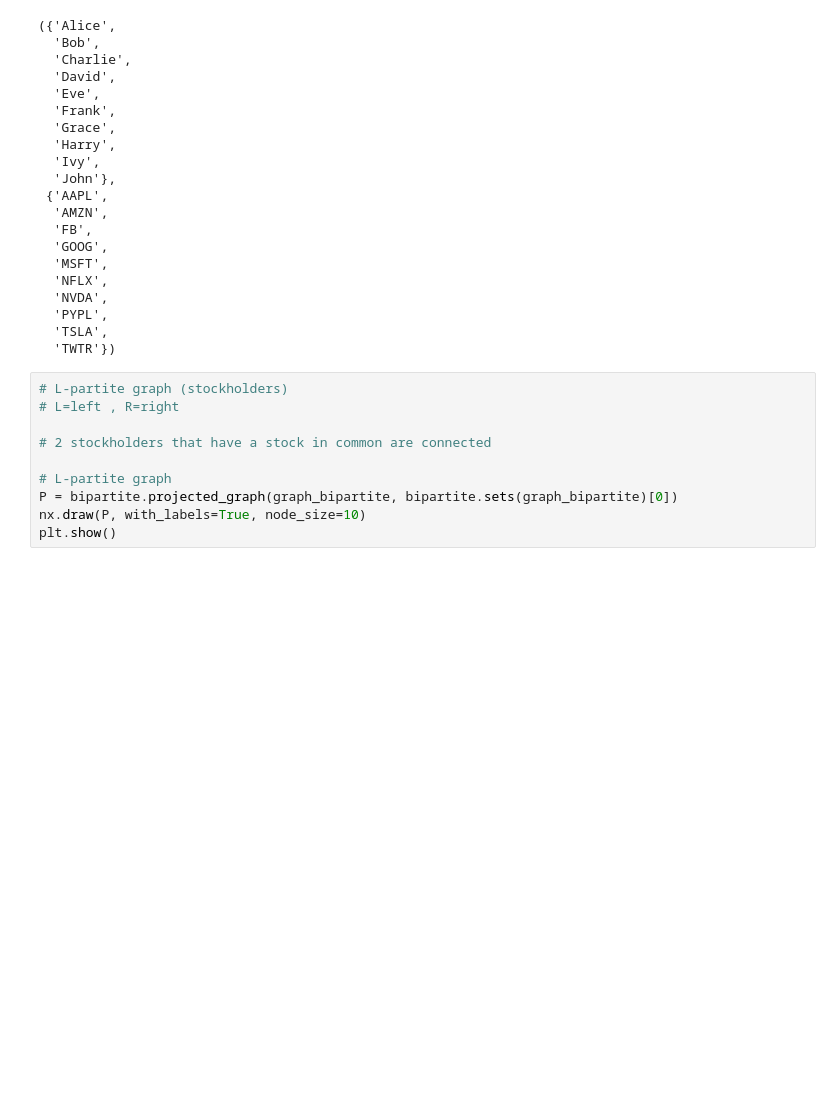
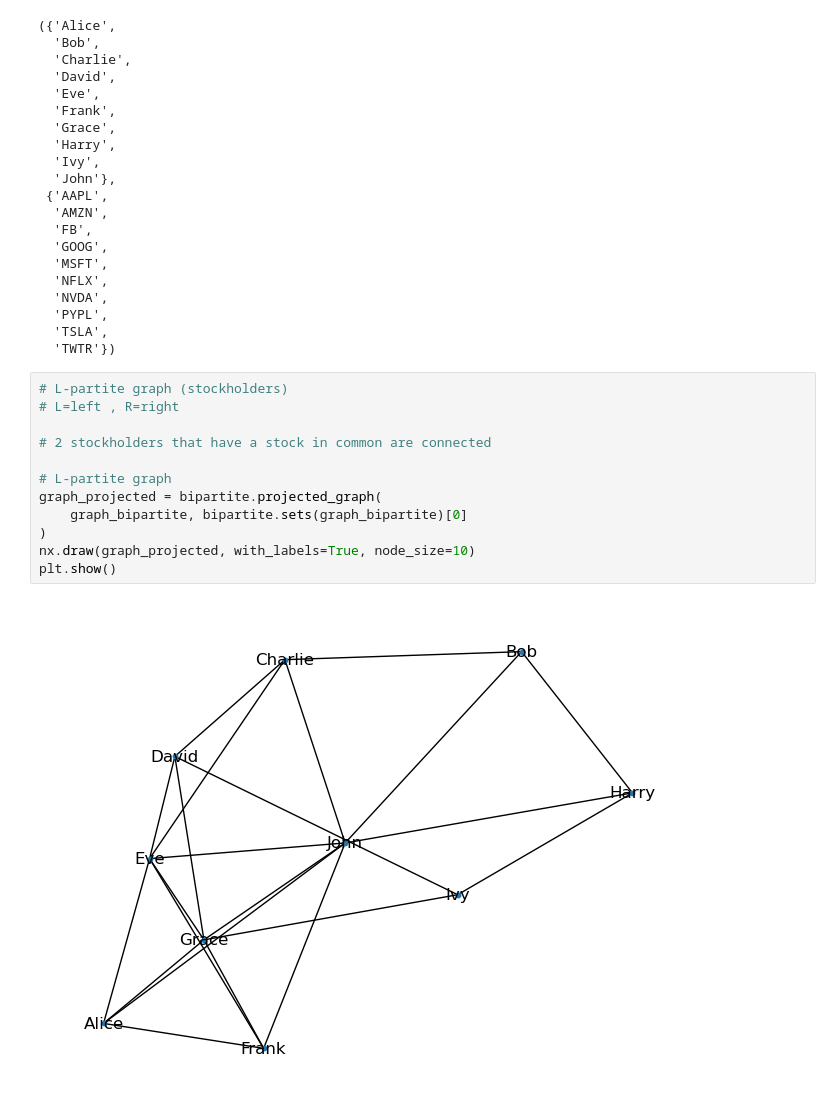
Before and after one commit to daniprec/BAM-Applied-Math-Lab, a Jupyter notebook: sessions/s07_networks/1-networkx-types.ipynb, the cells around one changed output. Drawn from its saved outputs; the diff is of its cells as text; blank space fills up the shorter version.

```diff
--- a/sessions/s07_networks/1-networkx-types.ipynb
+++ b/sessions/s07_networks/1-networkx-types.ipynb
@@ -367,12 +370,16 @@ bipartite.sets(graph_bipartite)
 # %%
 # L-partite graph (stockholders)
 # L=left , R=right
 
 # 2 stockholders that have a stock in common are connected
 
 # L-partite graph
-P = bipartite.projected_graph(graph_bipartite, bipartite.sets(graph_bipartite)[0])
-nx.draw(P, with_labels=True, node_size=10)
+graph_projected = bipartite.projected_graph(
+    graph_bipartite, bipartite.sets(graph_bipartite)[0]
+)
+nx.draw(graph_projected, with_labels=True, node_size=10)
 plt.show()
+# %% [output]
+[figure, added]
 # %%
 # R-partite graph
```
Also changed, not shown: parts of 32 cells of this notebook, 5 other files.
